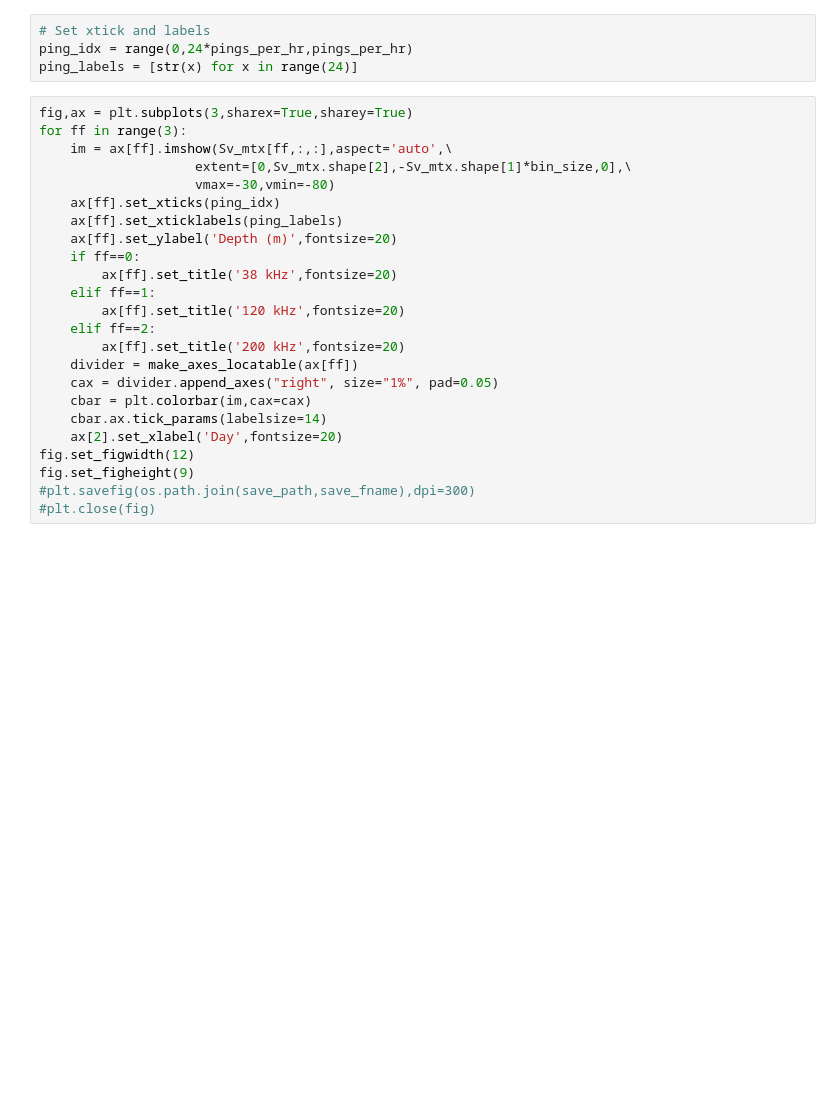
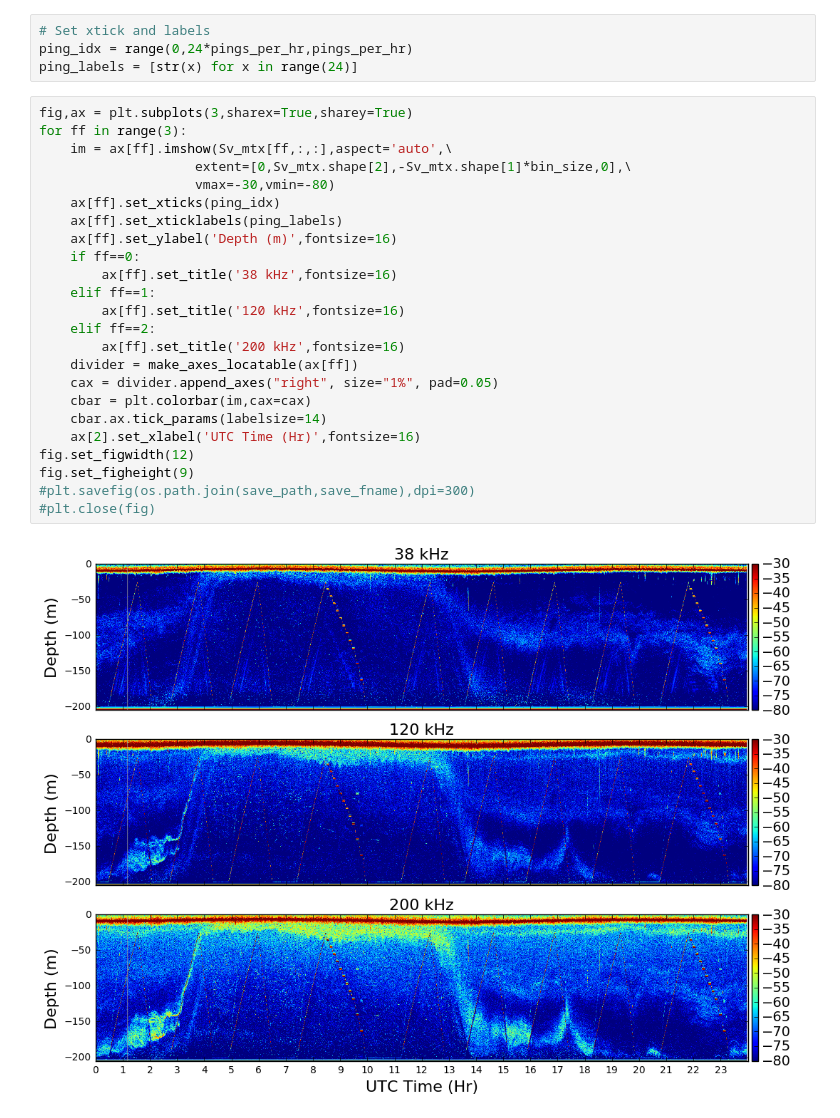
Before and after one commit to valentina-s/ooi_sonar, a Jupyter notebook: Plot echogram 1 day.ipynb, the cells around one changed output. Saved outputs shown, nothing was run; the diff lists cells and outputs as text; blank space fills up the shorter version.

Commit message:
update plot 1 day

```diff
--- a/Plot echogram 1 day.ipynb
+++ b/Plot echogram 1 day.ipynb
@@ -70,24 +72,26 @@ ping_labels = [str(x) for x in range(24)]
 # %%
 fig,ax = plt.subplots(3,sharex=True,sharey=True)
 for ff in range(3):
     im = ax[ff].imshow(Sv_mtx[ff,:,:],aspect='auto',\
                     extent=[0,Sv_mtx.shape[2],-Sv_mtx.shape[1]*bin_size,0],\
                     vmax=-30,vmin=-80)
     ax[ff].set_xticks(ping_idx)
     ax[ff].set_xticklabels(ping_labels)
-    ax[ff].set_ylabel('Depth (m)',fontsize=20)
+    ax[ff].set_ylabel('Depth (m)',fontsize=16)
     if ff==0:
-        ax[ff].set_title('38 kHz',fontsize=20)
+        ax[ff].set_title('38 kHz',fontsize=16)
     elif ff==1:
-        ax[ff].set_title('120 kHz',fontsize=20)
+        ax[ff].set_title('120 kHz',fontsize=16)
     elif ff==2:
-        ax[ff].set_title('200 kHz',fontsize=20)
+        ax[ff].set_title('200 kHz',fontsize=16)
     divider = make_axes_locatable(ax[ff])
     cax = divider.append_axes("right", size="1%", pad=0.05)
     cbar = plt.colorbar(im,cax=cax)
     cbar.ax.tick_params(labelsize=14)
-    ax[2].set_xlabel('Day',fontsize=20)
+    ax[2].set_xlabel('UTC Time (Hr)',fontsize=16)
 fig.set_figwidth(12)
 fig.set_figheight(9)
 #plt.savefig(os.path.join(save_path,save_fname),dpi=300)
 #plt.close(fig)
+# %% [output]
+[figure, added]
```
Also changed, not shown: parts of 1 cell of this notebook.
